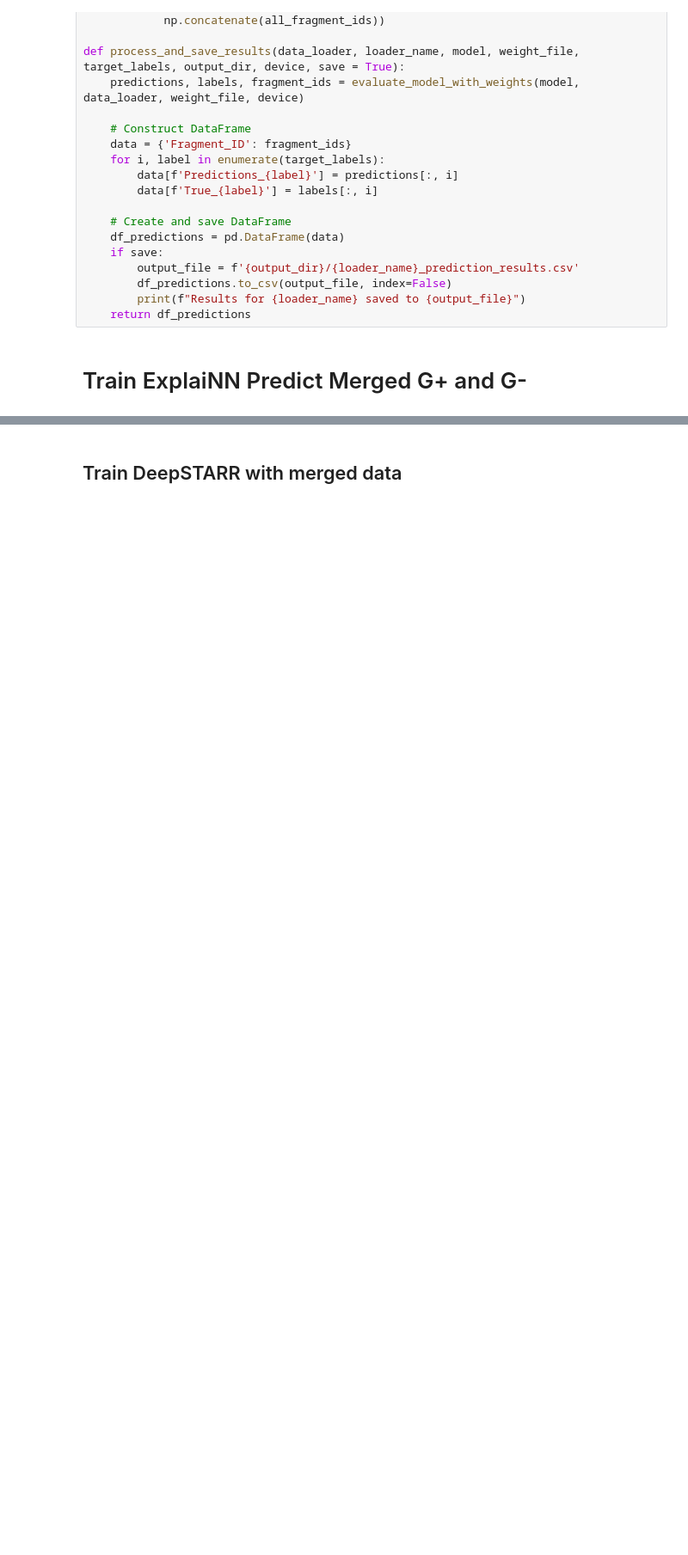
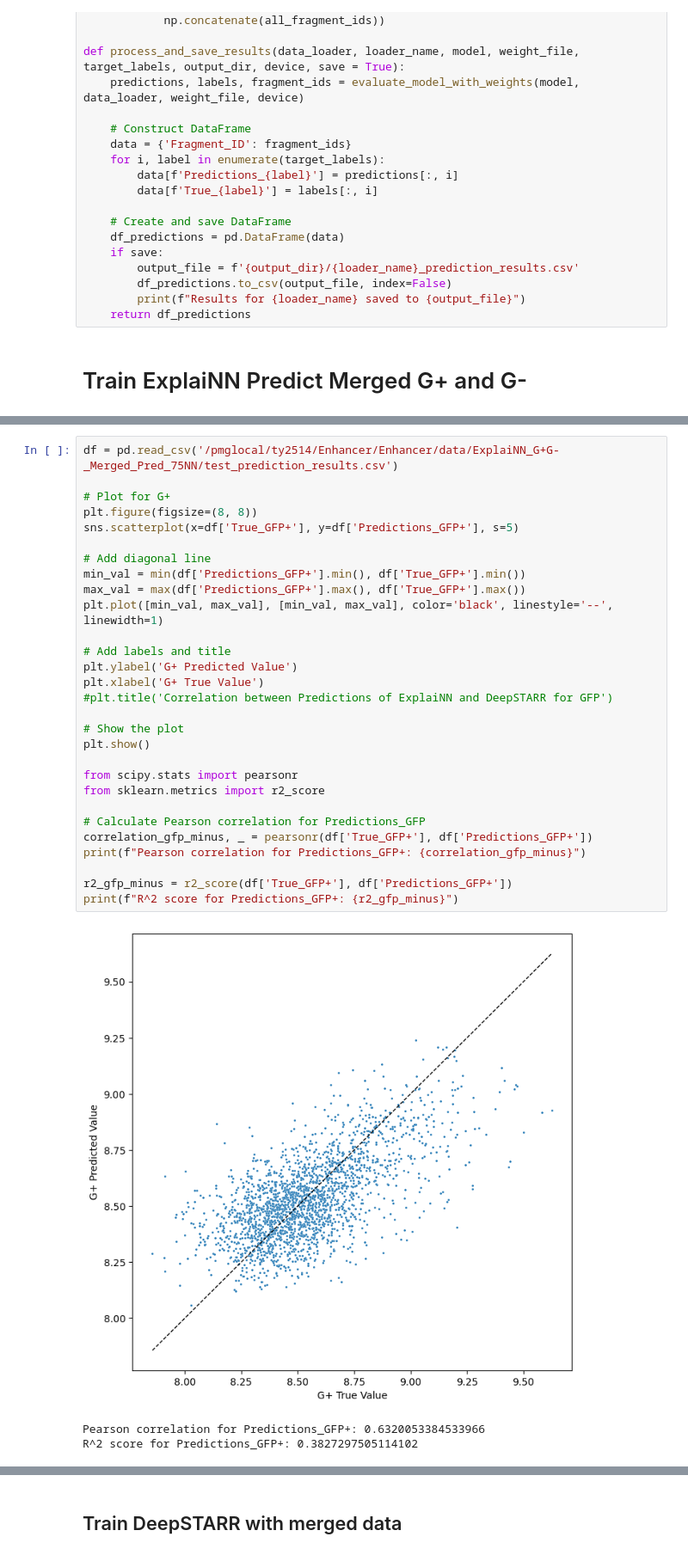
Before and after one commit to justinyutianji/Enhancer, a Jupyter notebook: Enhancer/train/ExplaiNN_G+G-.ipynb, the cells around one changed output, grey strips where cells are left out. Shown at 86% size. Drawn from its saved outputs; the diff is of its cells as text; blank space fills up the shorter version.

```diff
--- a/Enhancer/train/ExplaiNN_G+G-.ipynb
+++ b/Enhancer/train/ExplaiNN_G+G-.ipynb
@@ -148,3 +148,36 @@ Evaluating model with weights from: /pmglocal/ty2514/Enhancer/Enhancer/data/Expl
 Results for train saved to /pmglocal/ty2514/Enhancer/Enhancer/data/ExplaiNN_G+G-_Merged_Pred_75NN/train_prediction_results.csv
 Results for validation saved to /pmglocal/ty2514/Enhancer/Enhancer/data/ExplaiNN_G+G-_Merged_Pred_75NN/validation_prediction_results.csv
 Results for test saved to /pmglocal/ty2514/Enhancer/Enhancer/data/ExplaiNN_G+G-_Merged_Pred_75NN/test_prediction_results.csv
+# %%
+df = pd.read_csv('/pmglocal/ty2514/Enhancer/Enhancer/data/ExplaiNN_G+G-_Merged_Pred_75NN/test_prediction_results.csv')
+
+# Plot for G+
+plt.figure(figsize=(8, 8))
+sns.scatterplot(x=df['True_GFP+'], y=df['Predictions_GFP+'], s=5)
+
+# Add diagonal line
+min_val = min(df['Predictions_GFP+'].min(), df['True_GFP+'].min())
+max_val = max(df['Predictions_GFP+'].max(), df['True_GFP+'].max())
+plt.plot([min_val, max_val], [min_val, max_val], color='black', linestyle='--', linewidth=1)
+
+# Add labels and title
+plt.ylabel('G+ Predicted Value')
+plt.xlabel('G+ True Value')
+#plt.title('Correlation between Predictions of ExplaiNN and DeepSTARR for GFP')
+
+# Show the plot
+plt.show()
+
+from scipy.stats import pearsonr
+from sklearn.metrics import r2_score
+
+# Calculate Pearson correlation for Predictions_GFP
+correlation_gfp_minus, _ = pearsonr(df['True_GFP+'], df['Predictions_GFP+'])
+print(f"Pearson correlation for Predictions_GFP+: {correlation_gfp_minus}")
+
+r2_gfp_minus = r2_score(df['True_GFP+'], df['Predictions_GFP+'])
+print(f"R^2 score for Predictions_GFP+: {r2_gfp_minus}")
+# %% [output]
+[figure, added]
+Pearson correlation for Predictions_GFP+: 0.6320053384533966
+R^2 score for Predictions_GFP+: 0.3827297505114102
```
Also changed, not shown: parts of 7 cells of this notebook, 9 other files.
